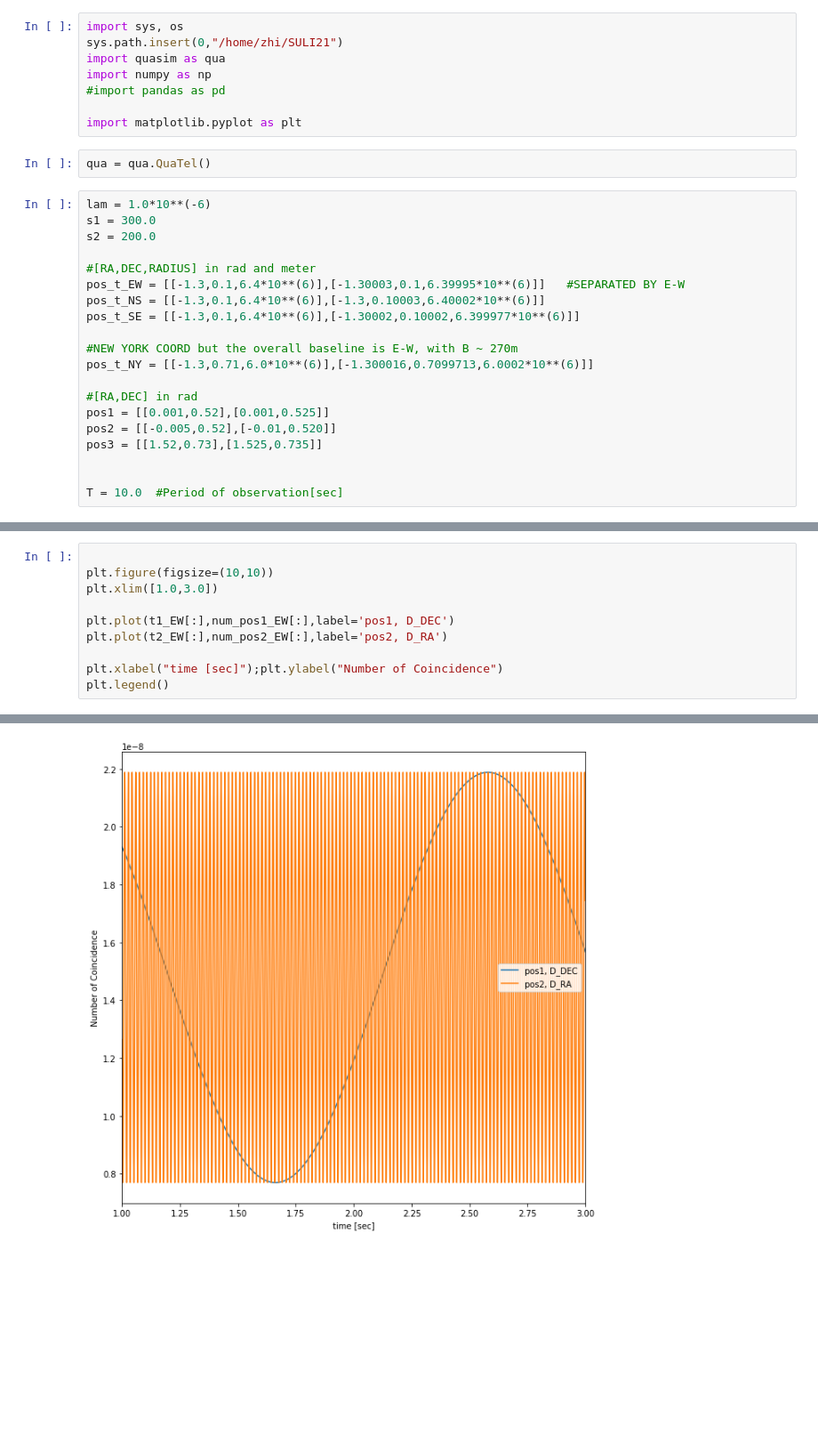
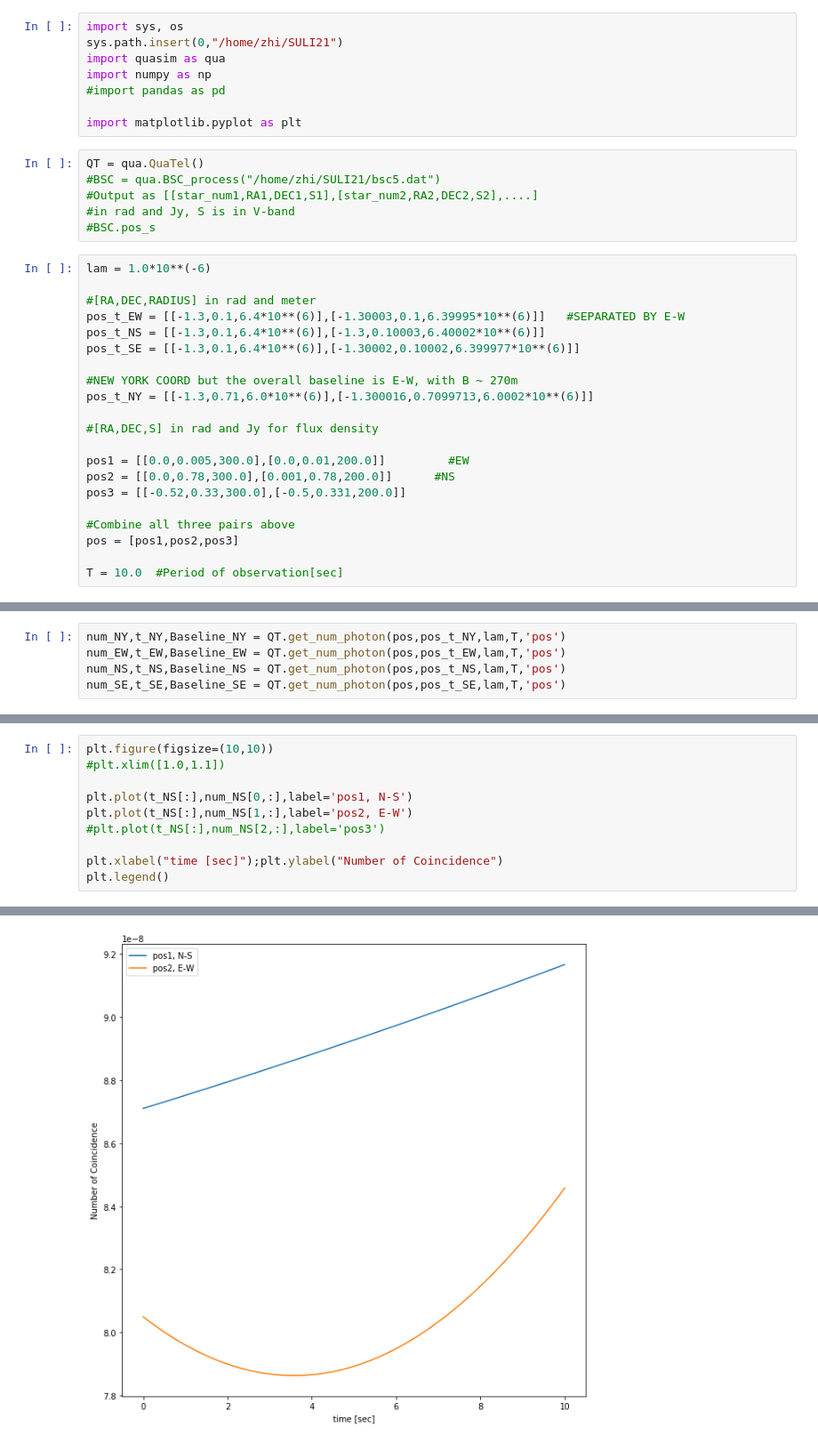
Before and after one commit to zhichen3/QA-sim, a Jupyter notebook: notebook/Test.ipynb, the cells around one changed output, grey strips where cells are left out. Shown: that part at 89% size. Saved outputs shown, nothing was run; the diff lists cells and outputs as text; blank space fills up the shorter version.

Commit message:
updates and BSC processor

```diff
--- a/notebook/Test.ipynb
+++ b/notebook/Test.ipynb
@@ -6,12 +6,14 @@ import numpy as np
 #import pandas as pd
 
 import matplotlib.pyplot as plt
-# %%
-qua = qua.QuaTel()
+# %%
+QT = qua.QuaTel()
+#BSC = qua.BSC_process("/home/zhi/SULI21/bsc5.dat")
+#Output as [[star_num1,RA1,DEC1,S1],[star_num2,RA2,DEC2,S2],....]
+#in rad and Jy, S is in V-band
+#BSC.pos_s
 # %%
 lam = 1.0*10**(-6)
-s1 = 300.0
-s2 = 200.0
 
 #[RA,DEC,RADIUS] in rad and meter
 pos_t_EW = [[-1.3,0.1,6.4*10**(6)],[-1.30003,0.1,6.39995*10**(6)]]   #SEPARATED BY E-W
@@ -21,10 +23,13 @@ pos_t_SE = [[-1.3,0.1,6.4*10**(6)],[-1.30002,0.10002,6.399977*10**(6)]]
 #NEW YORK COORD but the overall baseline is E-W, with B ~ 270m
 pos_t_NY = [[-1.3,0.71,6.0*10**(6)],[-1.300016,0.7099713,6.0002*10**(6)]]
 
-#[RA,DEC] in rad
-pos1 = [[0.001,0.52],[0.001,0.525]]
-pos2 = [[-0.005,0.52],[-0.01,0.520]]
-pos3 = [[1.52,0.73],[1.525,0.735]]
+#[RA,DEC,S] in rad and Jy for flux density
 
+pos1 = [[0.0,0.005,300.0],[0.0,0.01,200.0]]         #EW
+pos2 = [[0.0,0.78,300.0],[0.001,0.78,200.0]]      #NS
+pos3 = [[-0.52,0.33,300.0],[-0.5,0.331,200.0]]
+
+#Combine all three pairs above
+pos = [pos1,pos2,pos3]
 
 T = 10.0  #Period of observation[sec]
@@ -37,0 +36,5 @@ print(Baseline_NY)
+# %%
+num_NY,t_NY,Baseline_NY = QT.get_num_photon(pos,pos_t_NY,lam,T,'pos')
+num_EW,t_EW,Baseline_EW = QT.get_num_photon(pos,pos_t_EW,lam,T,'pos')
+num_NS,t_NS,Baseline_NS = QT.get_num_photon(pos,pos_t_NS,lam,T,'pos')
+num_SE,t_SE,Baseline_SE = QT.get_num_photon(pos,pos_t_SE,lam,T,'pos')
@@ -66,14 +59,14 @@ print("Baseline_EW:", Baseline_EW, "Baseline_NS:", Baseline_NS, "Baseline_SE:",
 # %%
+plt.figure(figsize=(10,10))
+#plt.xlim([1.0,1.1])
 
-plt.figure(figsize=(10,10))
-plt.xlim([1.0,3.0])
-
-plt.plot(t1_EW[:],num_pos1_EW[:],label='pos1, D_DEC')
-plt.plot(t2_EW[:],num_pos2_EW[:],label='pos2, D_RA')
+plt.plot(t_NS[:],num_NS[0,:],label='pos1, N-S')
+plt.plot(t_NS[:],num_NS[1,:],label='pos2, E-W')
+#plt.plot(t_NS[:],num_NS[2,:],label='pos3')
 
 plt.xlabel("time [sec]");plt.ylabel("Number of Coincidence")
 plt.legend()
 # %% [output]
 <matplotlib.legend.Legend at 0x...>
-[figure, old version]
+[figure, new version]
 # %%
```
Also changed, not shown: parts of 6 cells of this notebook, 4 other files.
